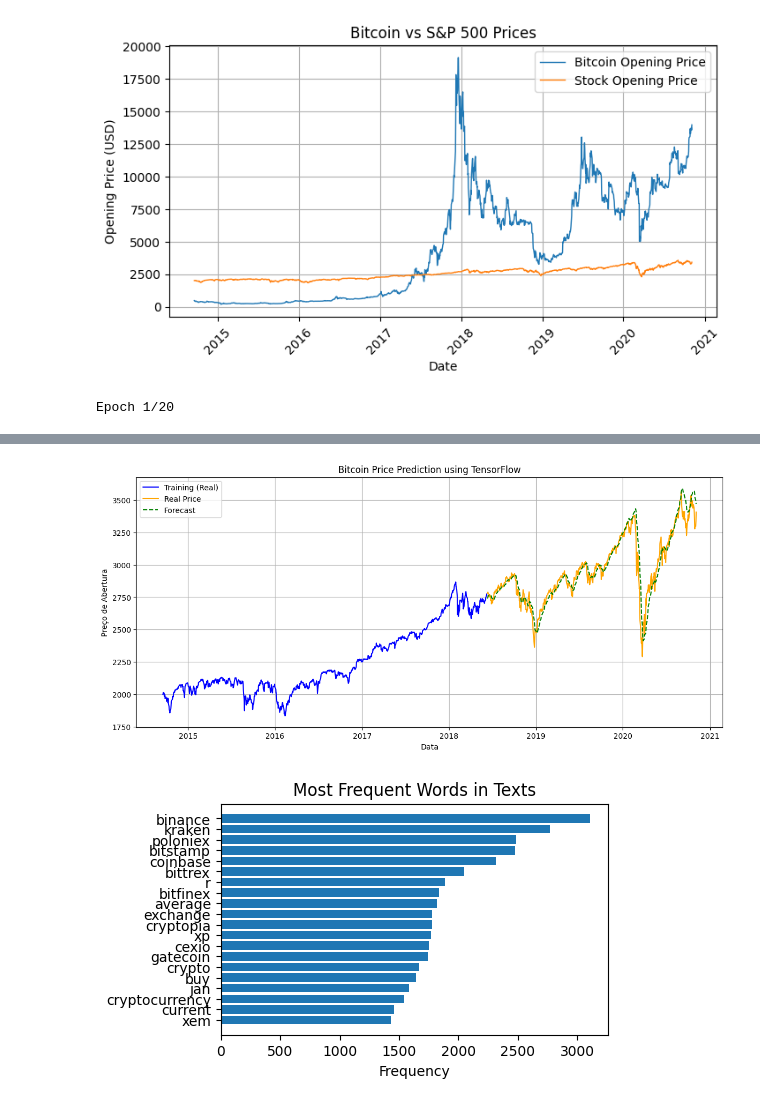
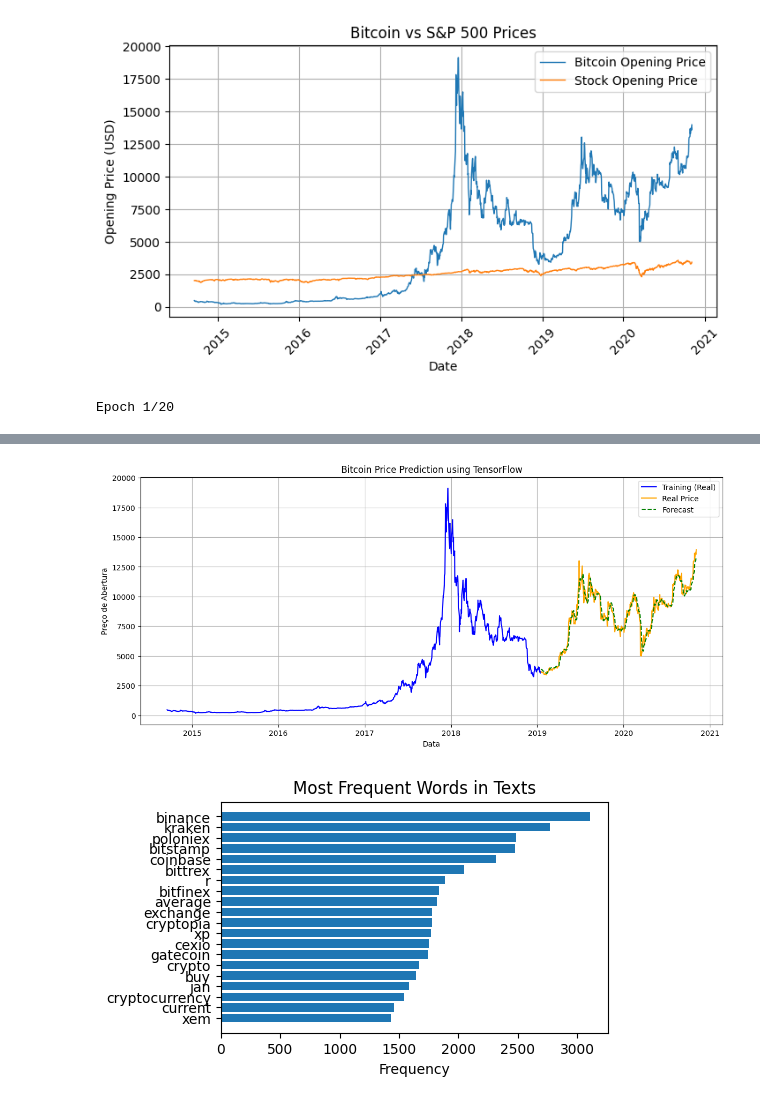
Before and after one commit to Jaum1204/StockBTC-Sentiment-Price, a Jupyter notebook: Visualization.ipynb, the cells around one changed output, grey strips where cells are left out. Drawn from its saved outputs; the diff is of its cells as text; code cells hidden in the pictures.

```diff
--- a/Visualization.ipynb
+++ b/Visualization.ipynb
@@ -34,11 +34,11 @@ plt.show()
 [figure]
 # %%
 prices.reset_index(inplace=True)
-prices = prices[['Date', 'Open_S']].dropna()
+prices = prices[['Date', 'Open_B']].dropna()
 #df = df[df['Date'] >= '2016-01-01'].reset_index(drop=True)
 
 scaler = MinMaxScaler()
-scaled = scaler.fit_transform(prices[['Open_S']])
+scaled = scaler.fit_transform(prices[['Open_B']])
 prices['Scaled'] = scaled
 
 def create_sequences(data, window=30):
@@ -52,7 +52,7 @@ window_size = 30
 X, y = create_sequences(prices['Scaled'].values, window_size)
 X = X.reshape((X.shape[0], X.shape[1], 1))
 
-X_train, X_test, y_train, y_test = train_test_split(X, y, test_size=0.4, shuffle=False)
+X_train, X_test, y_train, y_test = train_test_split(X, y, test_size=0.3, shuffle=False)
 
 model = Sequential([
     LSTM(64, activation='relu', input_shape=(window_size, 1)),
@@ -101,4 +101,4 @@ Epoch 20/20
-[figure, old version]
+[figure, new version]
 # %%
 from collections import Counter
 
```
Also changed, not shown: parts of 1 cell of this notebook, 2 other files.
